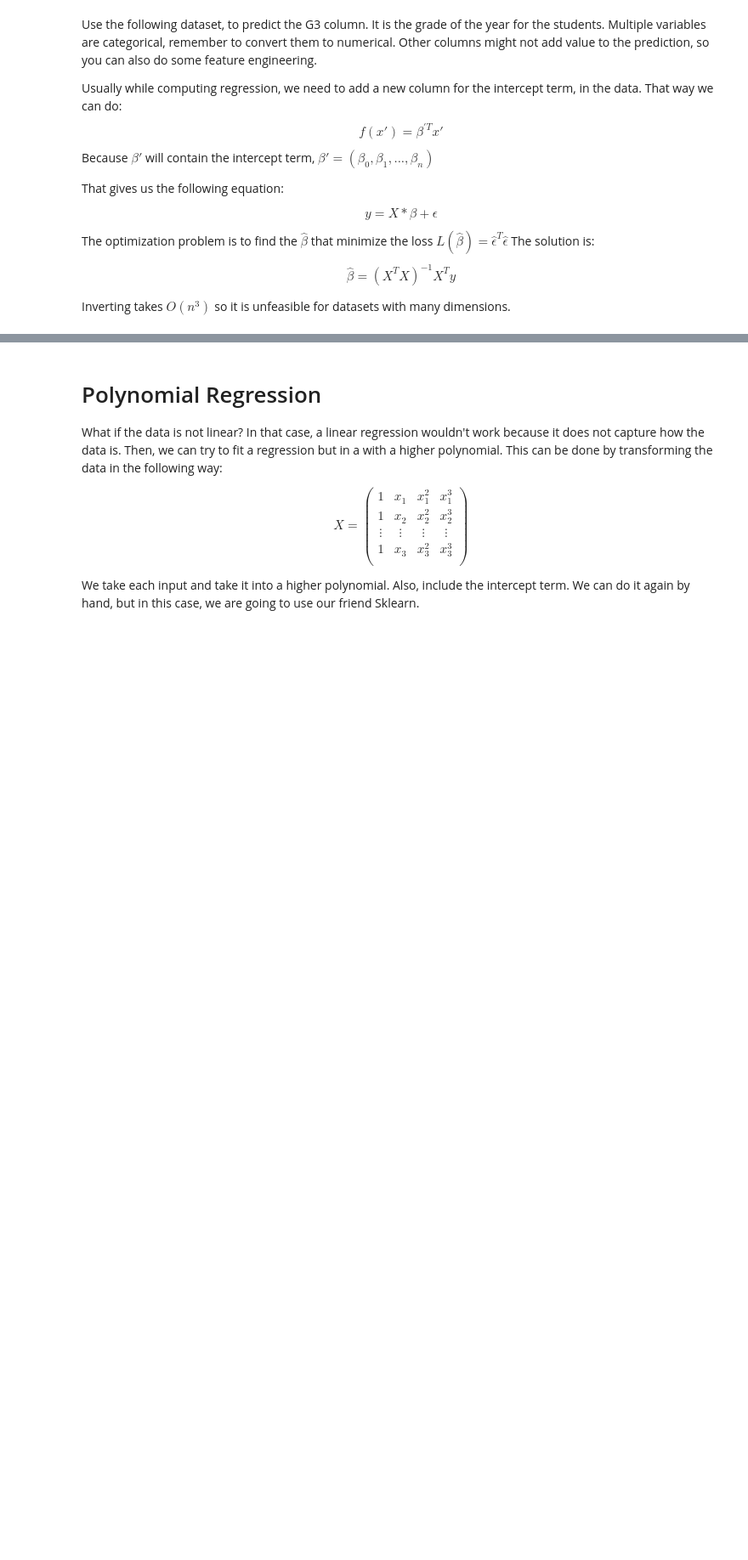
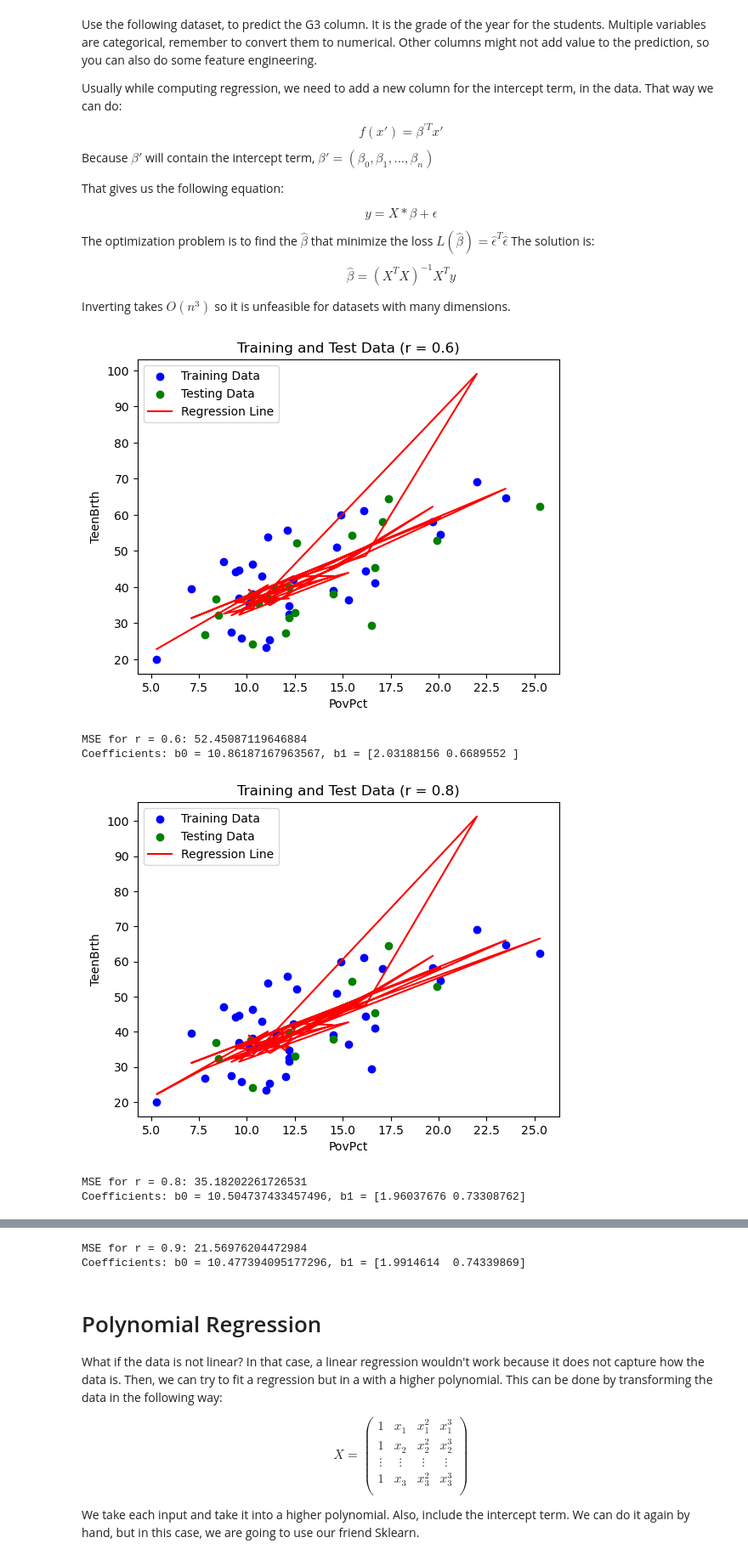
Before and after one commit to SantiagoFerreiraC/Tarea1_algoritmos, a Jupyter notebook: LinearRegression/LinearRegression-Ex.ipynb, the cells around one changed output, grey strips where cells are left out. Shown at 85% size. Cells and saved outputs as stored; diff of their text form; code cells hidden in the pictures; blank space fills up the shorter version.

```diff
--- a/LinearRegression/LinearRegression-Ex.ipynb
+++ b/LinearRegression/LinearRegression-Ex.ipynb
@@ -199,3 +203,50 @@ y = data['TeenBrth']
 # %%
 X = X.to_numpy()
 y = y.to_numpy()
+# %%
+def linear_regression_rss(X, y):
+    n = len(X)
+    x_mean = X.mean(axis=0)
+    y_mean = y.mean()
+    x1 = X - x_mean
+    y1 = y - y_mean
+    y1 = y1.reshape(-1, 1)
+    b1 = np.sum(x1 * y1, axis=0) / np.sum(x1**2, axis=0)
+    b0 = y_mean - np.dot(b1, x_mean)
+    y_hat = np.dot(X, b1) + b0
+    residuals = rss(y, y_hat)
+    return b0, b1, residuals, y_hat
+# %%
+r = (0.6, 0.8, 0.9)
+for i in r:
+    train_size = int(len(data) * i)
+    train_data = data[:train_size]
+    test_data = data[train_size:]
+
+    x_train = train_data[['PovPct', 'ViolCrime']].to_numpy()
+    y_train = train_data['TeenBrth'].to_numpy()
+    x_test = test_data[['PovPct', 'ViolCrime']].to_numpy()
+    y_test = test_data['TeenBrth'].to_numpy()
+    b0, b1, residuals, y_hat_train = linear_regression_rss(X=x_train, y=y_train)
+    y_hat_test = b0 + np.dot(x_test, b1)
+    mse = ((y_test - y_hat_test) ** 2).mean()
+
+    # Plot the results
+    plt.scatter(x_train[:, 0], y_train, color='blue', label='Training Data')
+    plt.scatter(x_test[:, 0], y_test, color='green', label='Testing Data')
+    plt.plot(x_train[:, 0], y_hat_train, color='red', label='Regression Line')
+    plt.xlabel('PovPct')
+    plt.ylabel('TeenBrth')
+    plt.title('Training and Test Data (r = {})'.format(i))
+    plt.legend()
+    plt.show()
+
+    print("MSE for r = {}: {}".format(i, mse))
+    print("Coefficients: b0 = {}, b1 = {}".format(b0, b1))
+# %% [output]
+[figure, added]
+MSE for r = 0.6: 52.45087119646884
+Coefficients: b0 = 10.86187167963567, b1 = [2.03188156 0.6689552 ]
+[figure, added]
+MSE for r = 0.8: 35.18202261726531
+Coefficients: b0 = 10.504737433457496, b1 = [1.96037676 0.73308762]
@@ -202,3 +254,5 @@ y = y.to_numpy()
+MSE for r = 0.9: 21.56976204472984
+Coefficients: b0 = 10.477394095177296, b1 = [1.9914614  0.74339869]
 # %%
 import statsmodels.api as sm
 # %% [markdown]
```
Also changed, not shown: parts of 5 cells of this notebook.
